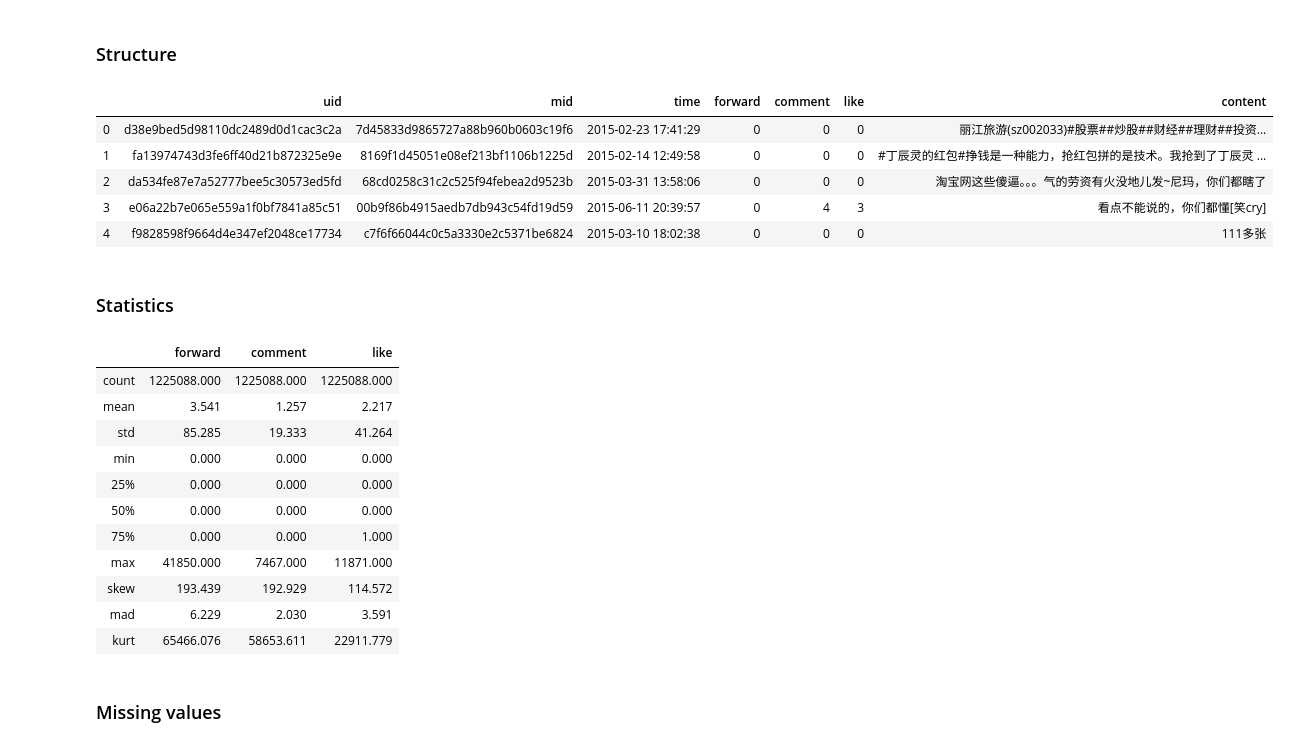
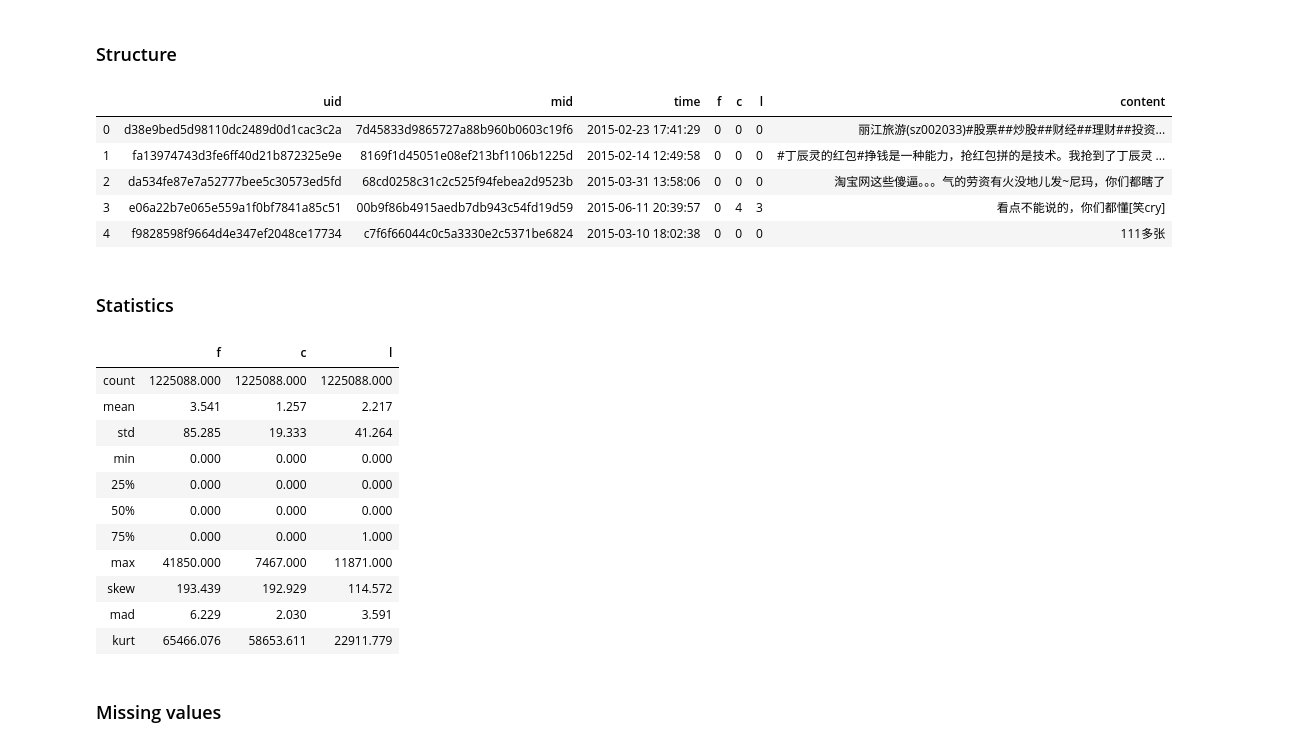
Before and after one commit to reycn/PHBS_BIGDATA_2019, a Jupyter notebook: Project/analyze.ipynb, the cells around one changed output. Drawn from its saved outputs; the diff is of its cells as text; code cells hidden in the pictures.

```diff
--- a/Project/analyze.ipynb
+++ b/Project/analyze.ipynb
@@ -15,11 +16,11 @@ df2 = pd.read_table('./data/weibo_predict_data.txt', header=None, sep='\t')   #
 # %% [markdown]
 ### Structure
 # %%
-df.columns = ['uid', 'mid', 'time', 'forward', 'comment', 'like', 'content']
+df.columns = ['uid', 'mid', 'time', 'f', 'c', 'l', 'content']
 df2.columns = ['uid', 'mid', 'time', 'content']
 df.head()
 # %% [output]
-|  | uid | mid | time | forward | comment | like | content |
+|  | uid | mid | time | f | c | l | content |
 | 0 | d38e9bed5d98110dc2489d0d1cac3c2a | 7d45833d9865727a88b960b0603c19f6 | 2015-02-23 17:41:29 | 0 | 0 | 0 | 丽江旅游(sz002033)#股票##炒股##财经##理财##投资... |
 | 1 | fa13974743d3fe6ff40d21b872325e9e | 8169f1d45051e08ef213bf1106b1225d | 2015-02-14 12:49:58 | 0 | 0 | 0 | #丁辰灵的红包#挣钱是一种能力，抢红包拼的是技术。我抢到了丁辰灵 ... |
 | 2 | da534fe87e7a52777bee5c30573ed5fd | 68cd0258c31c2c525f94febea2d9523b | 2015-03-31 13:58:06 | 0 | 0 | 0 | 淘宝网这些傻逼。。。气的劳资有火没地儿发~尼玛，你们都瞎了 |
@@ -34,7 +35,7 @@ def describe(df, stats): # additional parameters
 
 describe(df, ['skew', 'mad', 'kurt']).round(3)
 # %% [output]
-|  | forward | comment | like |
+|  | f | c | l |
 | count | 1225088.000 | 1225088.000 | 1225088.000 |
 | mean | 3.541 | 1.257 | 2.217 |
 | std | 85.285 | 19.333 | 41.264 |
```
Also changed, not shown: parts of 25 cells of this notebook, 3 other files.
